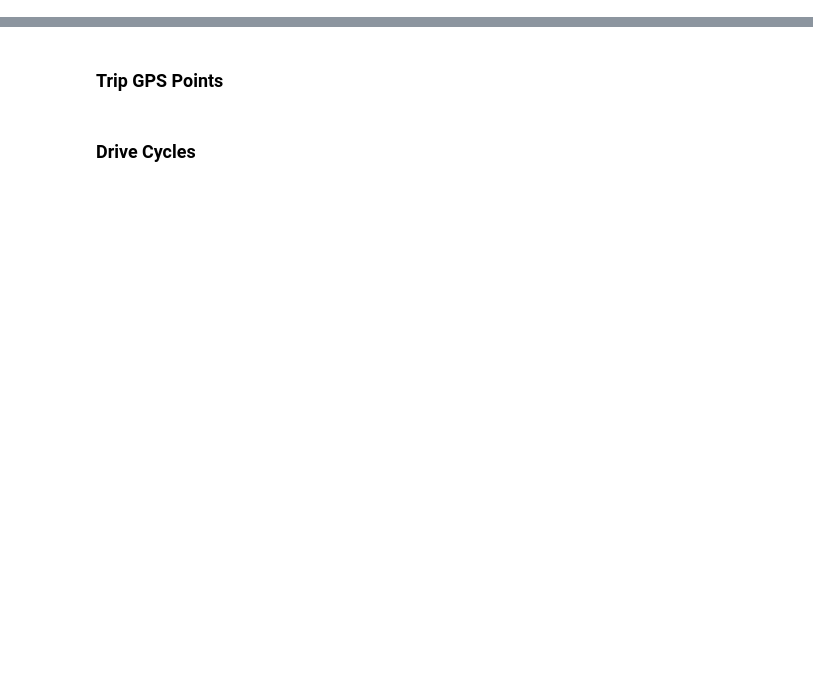
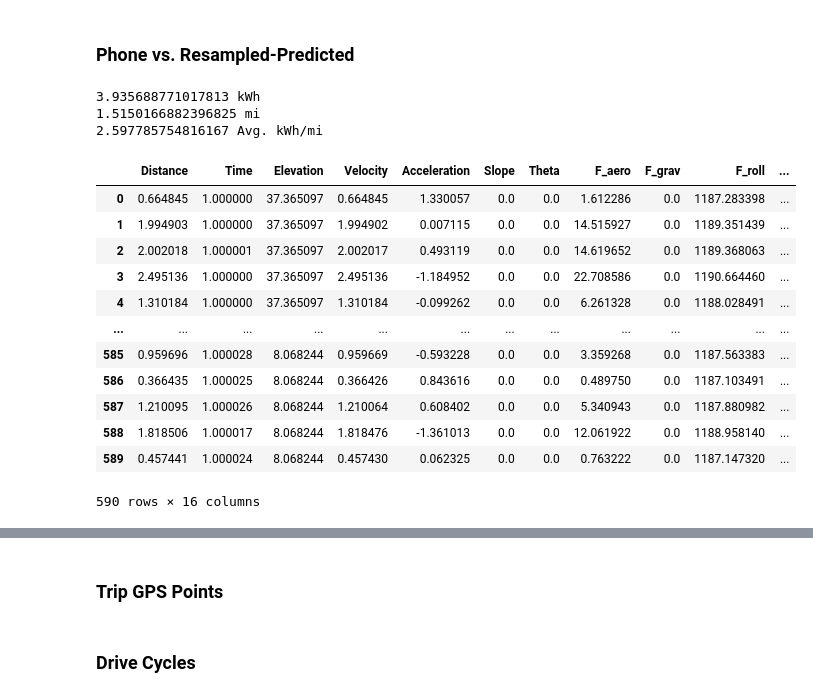
Before and after one commit to zackAemmer/open_bus_tools, a Jupyter notebook: notebooks/create_drive_cycle.ipynb, the cells around one changed output, grey strips where cells are left out. Saved outputs shown, nothing was run; the diff lists cells and outputs as text; code cells hidden in the pictures; blank space fills up the shorter version.

```diff
--- a/notebooks/create_drive_cycle.ipynb
+++ b/notebooks/create_drive_cycle.ipynb
@@ -32,0 +27,34 @@ data_gtfsrt = pd.read_pickle("../data/kcm_realtime/processed/2023_03_19.pkl")
+# %% [markdown]
+### Phone vs. Resampled-Predicted
+# %%
+importlib.reload(trajectory)
+# Load phone data
+data_phone = pd.read_csv("../data/kcm_sensor/8124-33-2022-10-17_20-52-26/Location.csv")
+short_name, veh_id = str.split(pd.read_csv("../data/kcm_sensor/8124-33-2022-10-17_20-52-26/Annotation.csv").iloc[0].text,"-")
+data_phone['calc_time_s'] = data_phone['seconds_elapsed'] - data_phone['seconds_elapsed'].shift(1)
+
+# Create trajectory then drive cycle
+phone_traj = trajectory.Trajectory(data_phone.longitude, data_phone.latitude, 300, 1, [386910,69022], 32148, known_times=data_phone['calc_time_s'].to_numpy()[1:])
+phone_cycle = phone_traj.to_drivecycle("../data/kcm_spatial/usgs10m_dem_32148.tif")
+cycle_df = phone_cycle.to_df()
+cycle_df['F_aero'], cycle_df['F_grav'], cycle_df['F_roll'], cycle_df['F_acc'], cycle_df['F_tot'] = energy_model.calcTotalLoad(phone_cycle, combine=False)
+cycle_df['P_motor'], cycle_df['P_regen'], cycle_df['P_aux'], cycle_df['P_tot'] = energy_model.calcTotalPower(phone_cycle, combine=False)
+energy_model.printSummary(phone_cycle)
+cycle_df
+# %% [output]
+3.935688771017813 kWh
+1.5150166882396825 mi
+2.597785754816167 Avg. kWh/mi
+|  | Distance | Time | Elevation | Velocity | Acceleration | Slope | Theta | F_aero | F_grav | F_roll | ... |
+| 0 | 0.664845 | 1.000000 | 37.365097 | 0.664845 | 1.330057 | 0.0 | 0.0 | 1.612286 | 0.0 | 1187.283398 | ... |
+| 1 | 1.994903 | 1.000000 | 37.365097 | 1.994902 | 0.007115 | 0.0 | 0.0 | 14.515927 | 0.0 | 1189.351439 | ... |
+| 2 | 2.002018 | 1.000001 | 37.365097 | 2.002017 | 0.493119 | 0.0 | 0.0 | 14.619652 | 0.0 | 1189.368063 | ... |
+| 3 | 2.495136 | 1.000000 | 37.365097 | 2.495136 | -1.184952 | 0.0 | 0.0 | 22.708586 | 0.0 | 1190.664460 | ... |
+| 4 | 1.310184 | 1.000000 | 37.365097 | 1.310184 | -0.099262 | 0.0 | 0.0 | 6.261328 | 0.0 | 1188.028491 | ... |
+| ... | ... | ... | ... | ... | ... | ... | ... | ... | ... | ... | ... |
+| 585 | 0.959696 | 1.000028 | 8.068244 | 0.959669 | -0.593228 | 0.0 | 0.0 | 3.359268 | 0.0 | 1187.563383 | ... |
+| 586 | 0.366435 | 1.000025 | 8.068244 | 0.366426 | 0.843616 | 0.0 | 0.0 | 0.489750 | 0.0 | 1187.103491 | ... |
+| 587 | 1.210095 | 1.000026 | 8.068244 | 1.210064 | 0.608402 | 0.0 | 0.0 | 5.340943 | 0.0 | 1187.880982 | ... |
+| 588 | 1.818506 | 1.000017 | 8.068244 | 1.818476 | -1.361013 | 0.0 | 0.0 | 12.061922 | 0.0 | 1188.958140 | ... |
+| 589 | 0.457441 | 1.000024 | 8.068244 | 0.457430 | 0.062325 | 0.0 | 0.0 | 0.763222 | 0.0 | 1187.147320 | ... |
+590 rows × 16 columns
```
Also changed, not shown: parts of 22 cells of this notebook, 16 other files.
